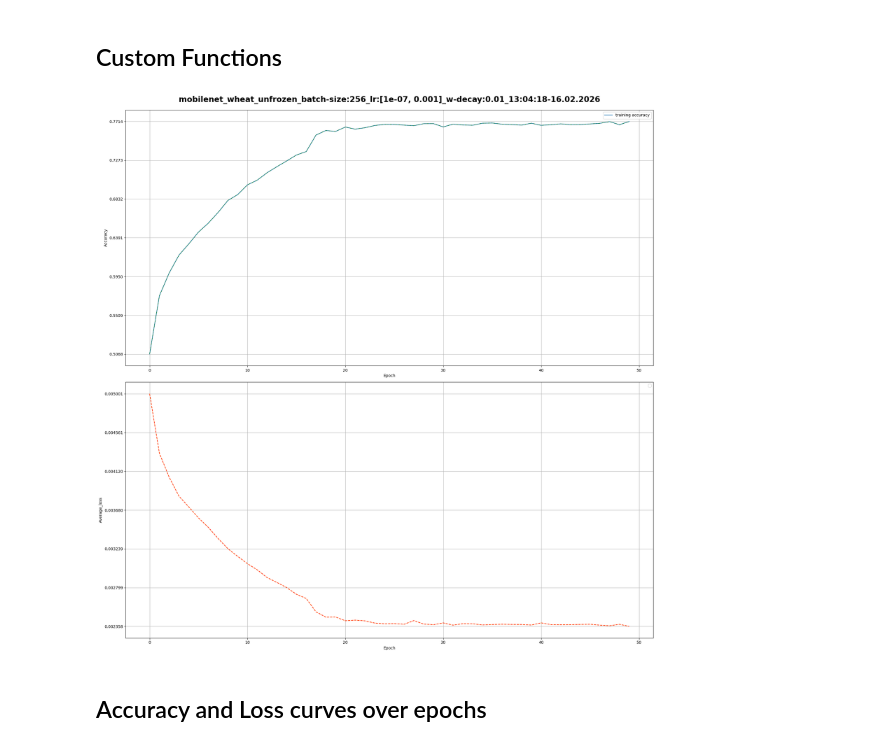
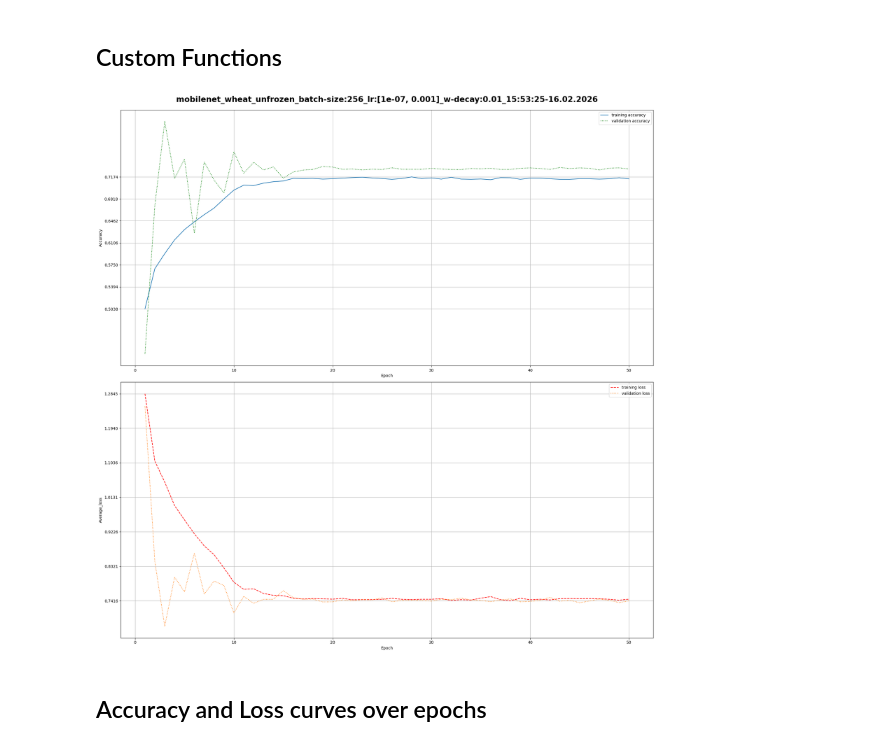
Before and after one commit to Walid-N-bit/ml_app, a Jupyter notebook: dashboard.ipynb, the cells around one changed output. Drawn from its saved outputs; the diff is of its cells as text; code cells hidden in the pictures.

```diff
--- a/dashboard.ipynb
+++ b/dashboard.ipynb
@@ -63,7 +63,7 @@ def plot_dataframe(df: pd.DataFrame, title: str = ""):
     plt.xlabel("Epoch")
     plt.ylabel("Accuracy")
     plt.plot(epochs, train_acc, label='training accuracy')
-    plt.plot(epochs, val_acc, color='g', ls=":")
+    plt.plot(epochs, val_acc, color="g", ls=":", label="validation accuracy")
     plt.legend()
     ymin, ymax = train_acc.min(), train_acc.max()
     plt.yticks(np.linspace(ymin, ymax, 7))
@@ -72,8 +72,8 @@ def plot_dataframe(df: pd.DataFrame, title: str = ""):
     plt.subplot(2, 1, 2)
     plt.xlabel("Epoch")
     plt.ylabel("Average_loss")
-    plt.plot(epochs, train_loss, color="r", ls="--")
-    plt.plot(epochs, val_loss, color="tab:orange", ls=":")
+    plt.plot(epochs, train_loss, color="r", ls="--", label="training loss")
+    plt.plot(epochs, val_loss, color="tab:orange", ls=":", label='validation loss')
     ymin, ymax = train_loss.min(), train_loss.max()
     plt.legend()
     plt.yticks(np.linspace(ymin, ymax, 7))
@@ -121,12 +121,12 @@ def perform_eval(model_path:str, classes:list, data_loader):
     predicted_values = label_to_class(predicted_values, labels_map)
     return true_values, predicted_values
 # %%
-d = "output_data/mobilenet_wheat_unfrozen/mobilenet_wheat_unfrozen_batch-size:256_lr:[1e-07, 0.001]_w-decay:0.01_13:04:18-16.02.2026.csv"
+d = "output_data/mobilenet_wheat_unfrozen/mobilenet_wheat_unfrozen_batch-size:256_lr:[1e-07, 0.001]_w-decay:0.01_15:53:25-16.02.2026.csv"
 title = Path(d).name.strip('.csv')
 df = pd.read_csv(d)
 plot_dataframe(df, title)
 # %% [output]
-[figure, old version]
+[figure, new version]
 # %% [markdown]
 ## Accuracy and Loss curves over epochs
 # %%
```
Also changed, not shown: 1 other file.
